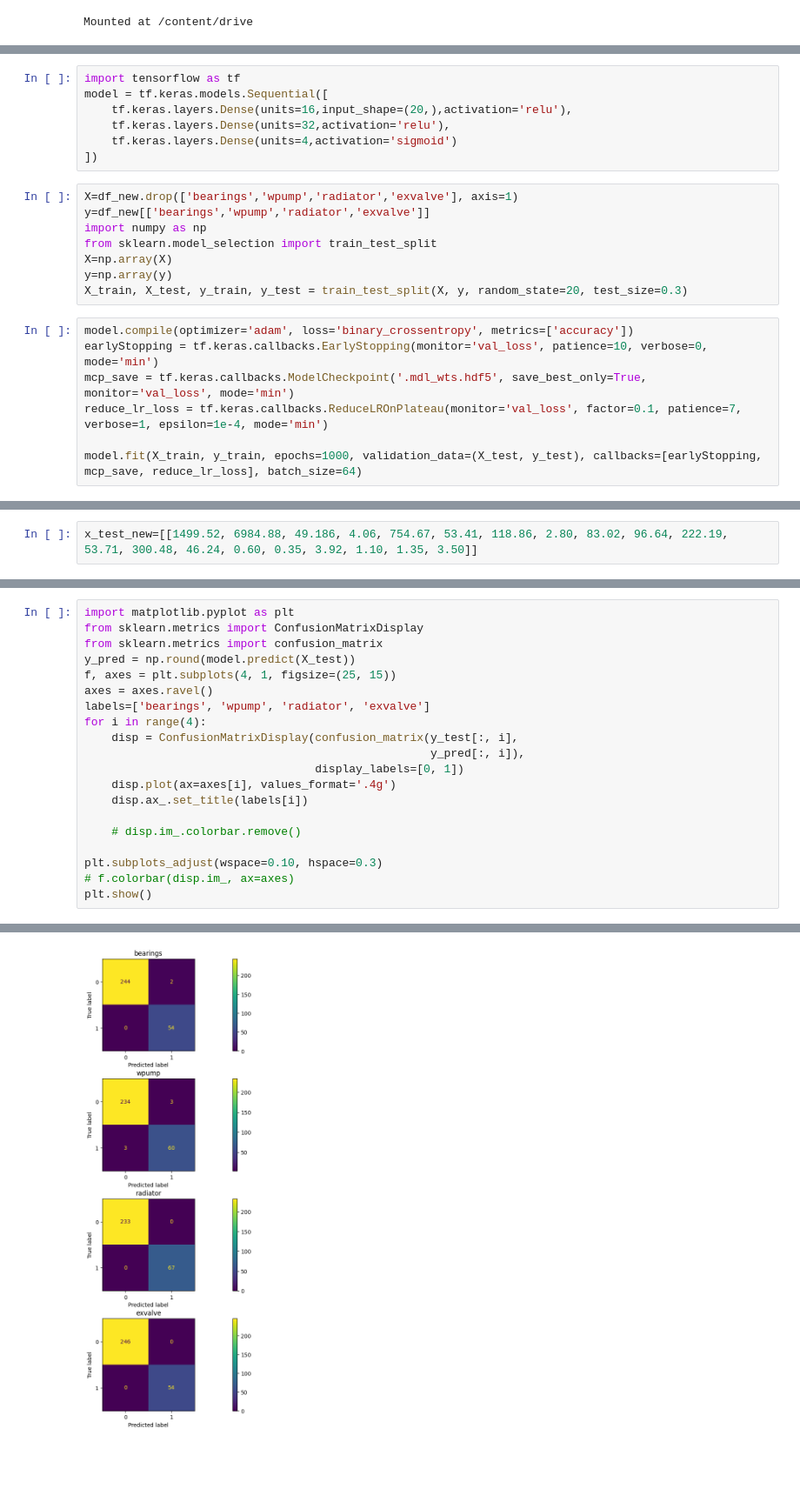
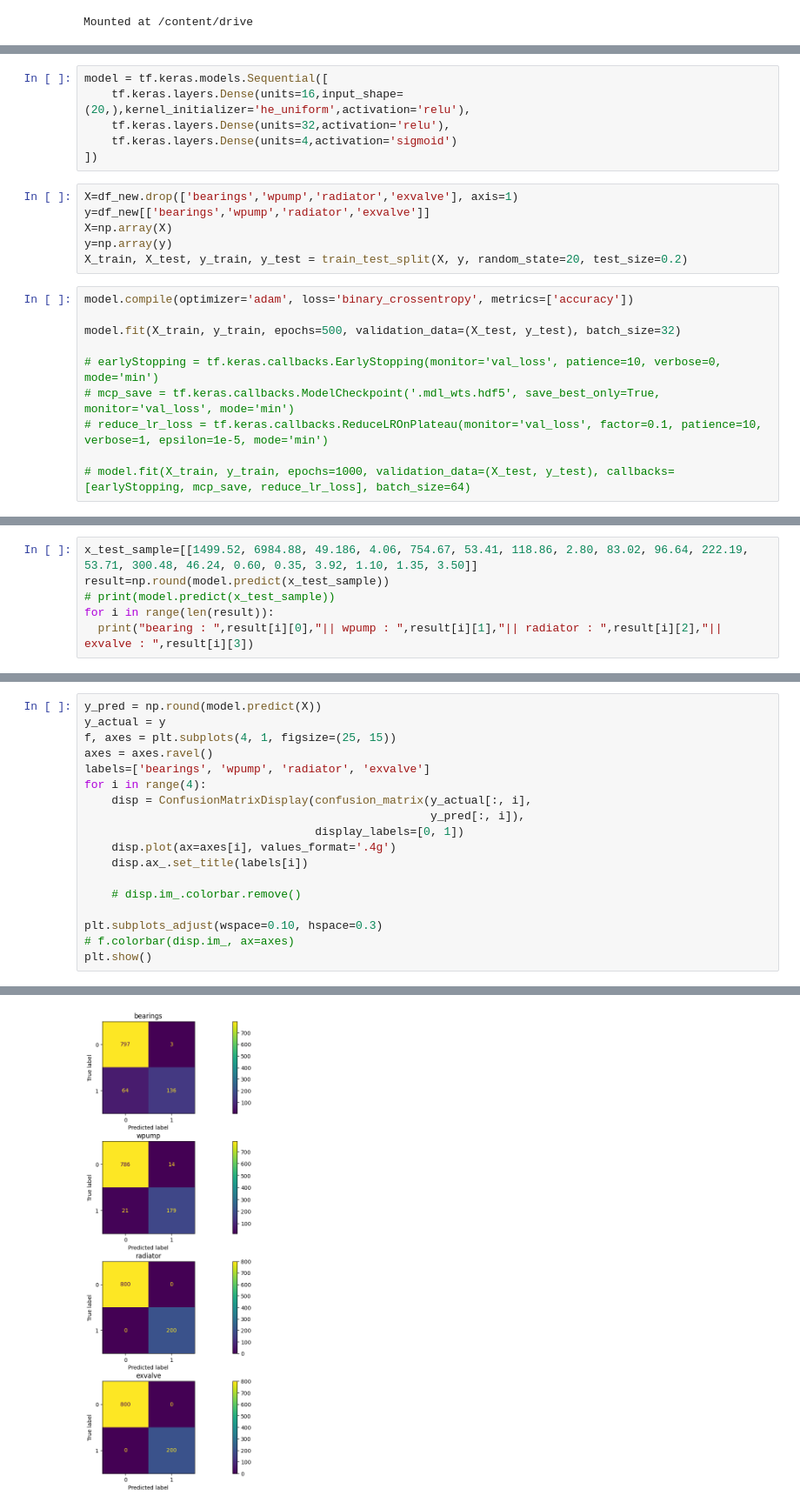
Before and after one commit to arifinnasif/vinternship_predictive_maintenance, a Jupyter notebook: sps_predictive_maintainance.ipynb, the cells around one changed output, grey strips where cells are left out. Shown at 87% size. Cells and saved outputs as stored; diff of their text form; blank space fills up the shorter version.

```diff
--- a/sps_predictive_maintainance.ipynb
+++ b/sps_predictive_maintainance.ipynb
@@ -57,23 +41,23 @@ df_new.corr()
 # %%
-import tensorflow as tf
 model = tf.keras.models.Sequential([
-    tf.keras.layers.Dense(units=16,input_shape=(20,),activation='relu'),
+    tf.keras.layers.Dense(units=16,input_shape=(20,),kernel_initializer='he_uniform',activation='relu'),
     tf.keras.layers.Dense(units=32,activation='relu'),
     tf.keras.layers.Dense(units=4,activation='sigmoid')
 ])
 # %%
 X=df_new.drop(['bearings','wpump','radiator','exvalve'], axis=1)
 y=df_new[['bearings','wpump','radiator','exvalve']]
-import numpy as np
-from sklearn.model_selection import train_test_split
 X=np.array(X)
 y=np.array(y)
-X_train, X_test, y_train, y_test = train_test_split(X, y, random_state=20, test_size=0.3)
+X_train, X_test, y_train, y_test = train_test_split(X, y, random_state=20, test_size=0.2)
 # %%
 model.compile(optimizer='adam', loss='binary_crossentropy', metrics=['accuracy'])
-earlyStopping = tf.keras.callbacks.EarlyStopping(monitor='val_loss', patience=10, verbose=0, mode='min')
-mcp_save = tf.keras.callbacks.ModelCheckpoint('.mdl_wts.hdf5', save_best_only=True, monitor='val_loss', mode='min')
-reduce_lr_loss = tf.keras.callbacks.ReduceLROnPlateau(monitor='val_loss', factor=0.1, patience=7, verbose=1, epsilon=1e-4, mode='min')
 
-model.fit(X_train, y_train, epochs=1000, validation_data=(X_test, y_test), callbacks=[earlyStopping, mcp_save, reduce_lr_loss], batch_size=64)
+model.fit(X_train, y_train, epochs=500, validation_data=(X_test, y_test), batch_size=32)
+
+# earlyStopping = tf.keras.callbacks.EarlyStopping(monitor='val_loss', patience=10, verbose=0, mode='min')
+# mcp_save = tf.keras.callbacks.ModelCheckpoint('.mdl_wts.hdf5', save_best_only=True, monitor='val_loss', mode='min')
+# reduce_lr_loss = tf.keras.callbacks.ReduceLROnPlateau(monitor='val_loss', factor=0.1, patience=10, verbose=1, epsilon=1e-5, mode='min')
+
+# model.fit(X_train, y_train, epochs=1000, validation_data=(X_test, y_test), callbacks=[earlyStopping, mcp_save, reduce_lr_loss], batch_size=64)
 # %% [output]
@@ -99,2 +82,6 @@ Epoch 48/1000
 # %%
-x_test_new=[[1499.52, 6984.88, 49.186, 4.06, 754.67, 53.41, 118.86, 2.80, 83.02, 96.64, 222.19, 53.71, 300.48, 46.24, 0.60, 0.35, 3.92, 1.10, 1.35, 3.50]]
+x_test_sample=[[1499.52, 6984.88, 49.186, 4.06, 754.67, 53.41, 118.86, 2.80, 83.02, 96.64, 222.19, 53.71, 300.48, 46.24, 0.60, 0.35, 3.92, 1.10, 1.35, 3.50]]
+result=np.round(model.predict(x_test_sample))
+# print(model.predict(x_test_sample))
+for i in range(len(result)):
+  print("bearing : ",result[i][0],"|| wpump : ",result[i][1],"|| radiator : ",result[i][2],"|| exvalve : ",result[i][3])
@@ -107,13 +91,11 @@ array([[1.8067318e-09, 1.9971600e-16, 3.6352548e-09, 5.1862578e-28]],
 # %%
-import matplotlib.pyplot as plt
-from sklearn.metrics import ConfusionMatrixDisplay
-from sklearn.metrics import confusion_matrix
-y_pred = np.round(model.predict(X_test))
+y_pred = np.round(model.predict(X))
+y_actual = y
 f, axes = plt.subplots(4, 1, figsize=(25, 15))
 axes = axes.ravel()
 labels=['bearings', 'wpump', 'radiator', 'exvalve']
 for i in range(4):
-    disp = ConfusionMatrixDisplay(confusion_matrix(y_test[:, i],
+    disp = ConfusionMatrixDisplay(confusion_matrix(y_actual[:, i],
                                                    y_pred[:, i]),
                                   display_labels=[0, 1])
     disp.plot(ax=axes[i], values_format='.4g')
@@ -129 +111 @@ plt.show()
-[figure, old version]
+[figure, new version]
```
Also changed, not shown: parts of 8 cells of this notebook.
